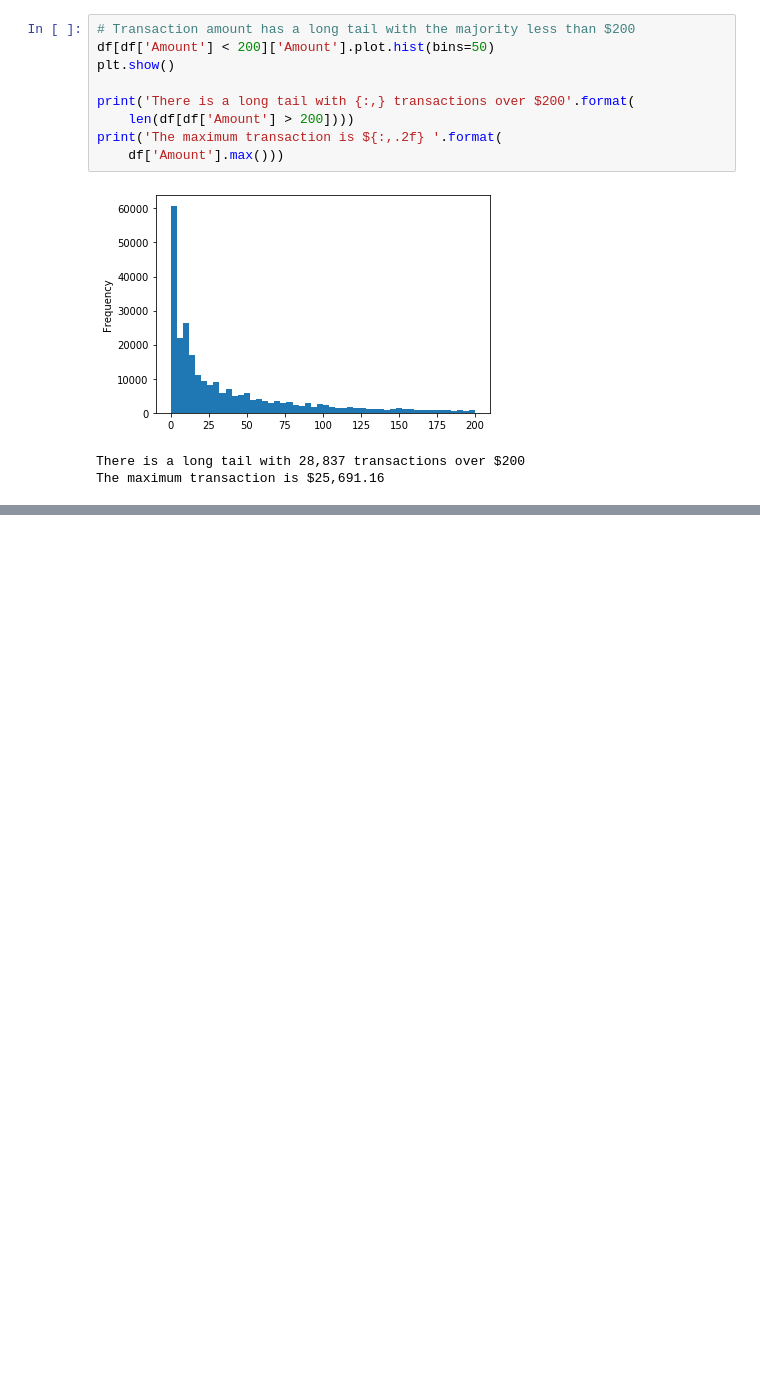
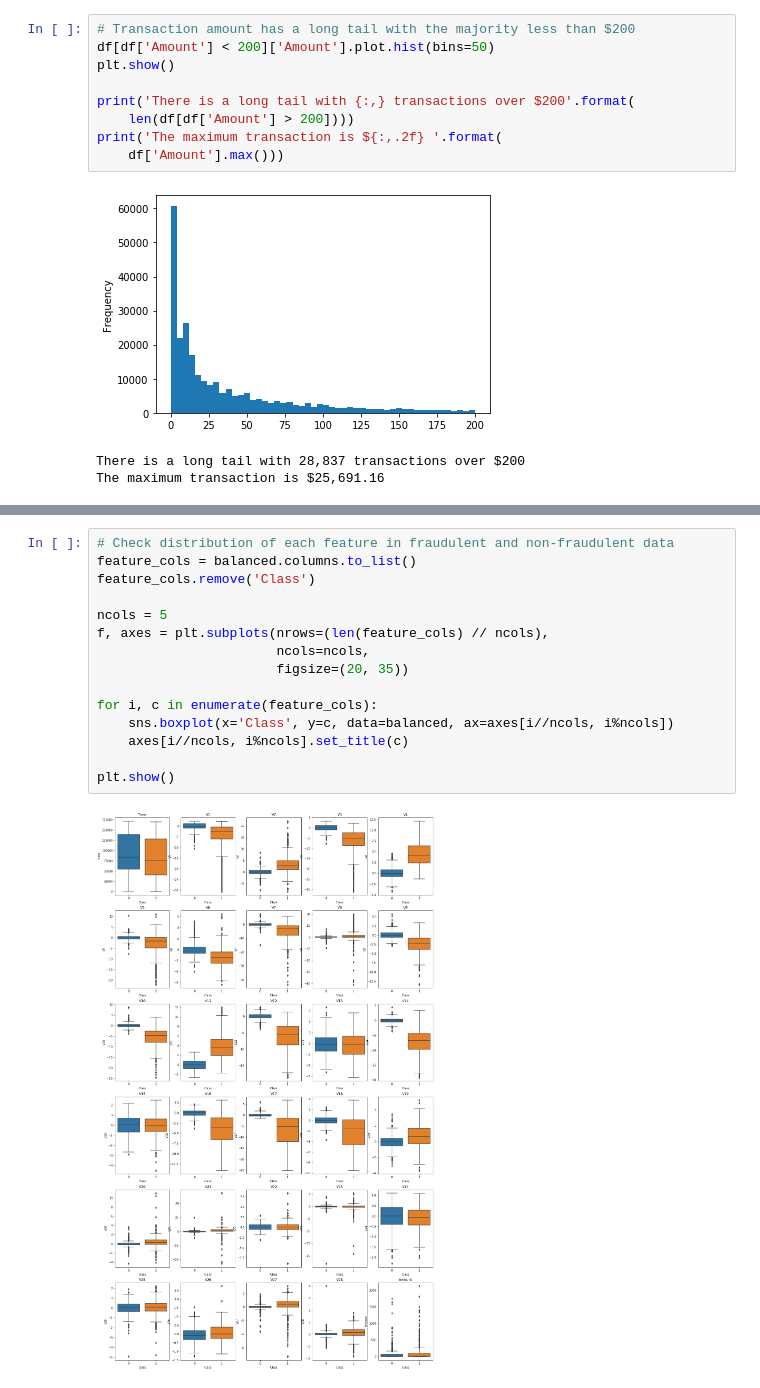
Before and after one commit to nbrasher/ml-eng-capstone, a Jupyter notebook: train_fraud_model.ipynb, the cells around one changed output, grey strips where cells are left out. Drawn from its saved outputs; the diff is of its cells as text; blank space fills up the shorter version.

```diff
--- a/train_fraud_model.ipynb
+++ b/train_fraud_model.ipynb
@@ -96,0 +140,17 @@ The maximum transaction is $25,691.16
+# %%
+# Check distribution of each feature in fraudulent and non-fraudulent data
+feature_cols = balanced.columns.to_list()
+feature_cols.remove('Class')
+
+ncols = 5
+f, axes = plt.subplots(nrows=(len(feature_cols) // ncols),
+                       ncols=ncols,
+                       figsize=(20, 35))
+
+for i, c in enumerate(feature_cols):
+    sns.boxplot(x='Class', y=c, data=balanced, ax=axes[i//ncols, i%ncols])
+    axes[i//ncols, i%ncols].set_title(c)
+
+plt.show()
+# %% [output]
+[figure, added]
```
Also changed, not shown: parts of 20 cells of this notebook.
